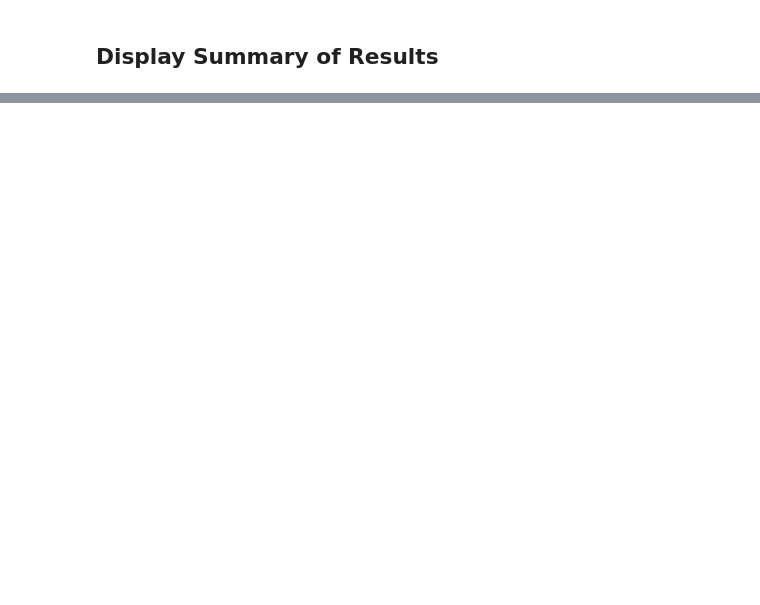
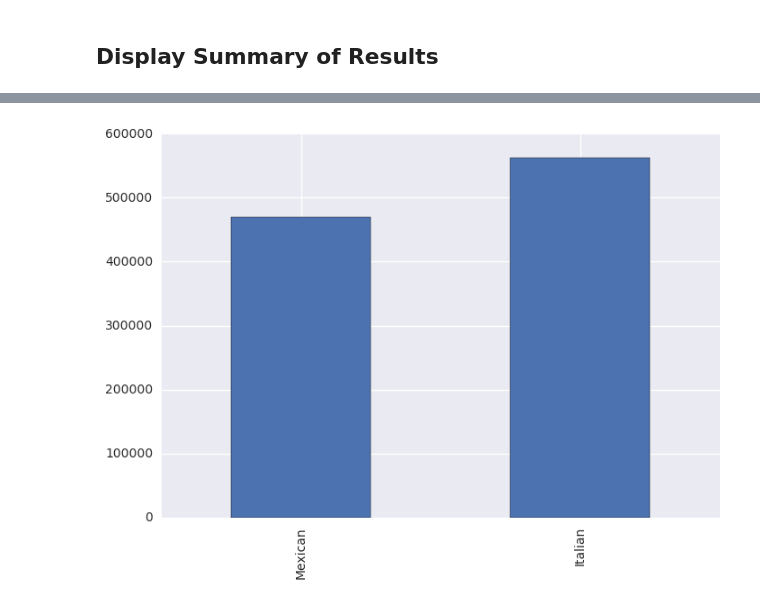
Before and after one commit to afhaque/ItalianVsMexican, a Jupyter notebook: ItalianVsMexican.ipynb, the cells around one changed output, grey strips where cells are left out. Drawn from its saved outputs; the diff is of its cells as text; code cells hidden in the pictures; blank space fills up the shorter version.

```diff
--- a/ItalianVsMexican.ipynb
+++ b/ItalianVsMexican.ipynb
@@ -267,0 +278,7 @@ final_summary
+# %%
+# Plot Review Count
+plt.clf()
+final_summary["Review Counts"].plot.bar()
+plt.show()
+# %% [output]
+[figure, added]
```
Also changed, not shown: parts of 27 cells of this notebook.
